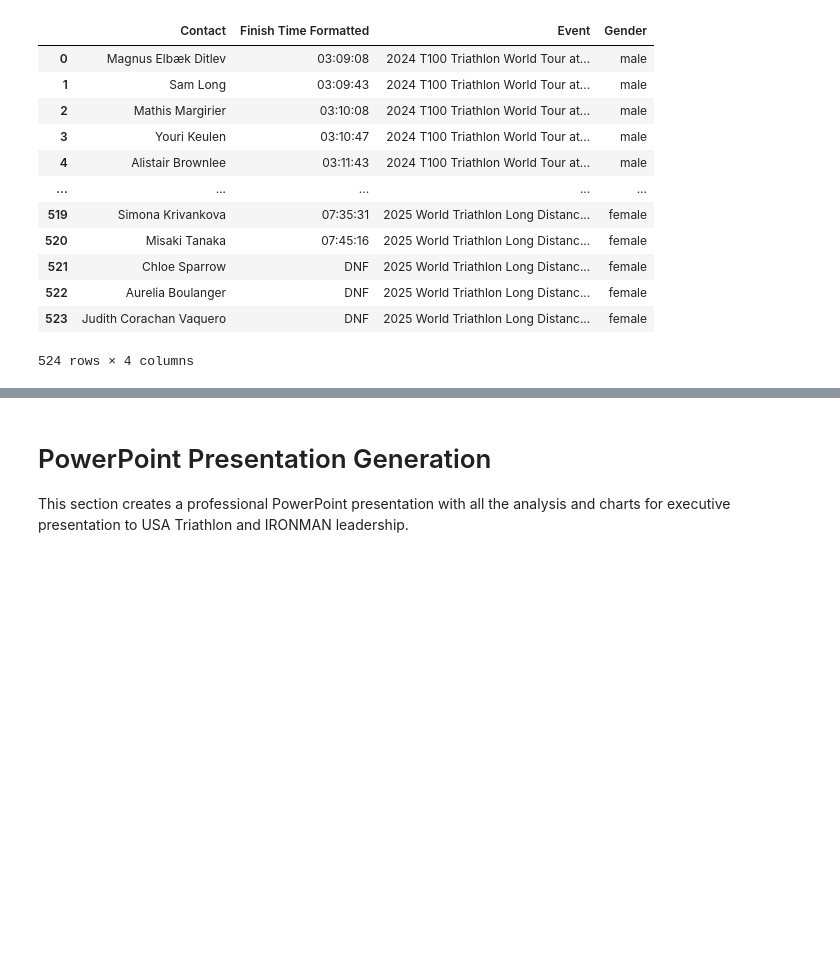
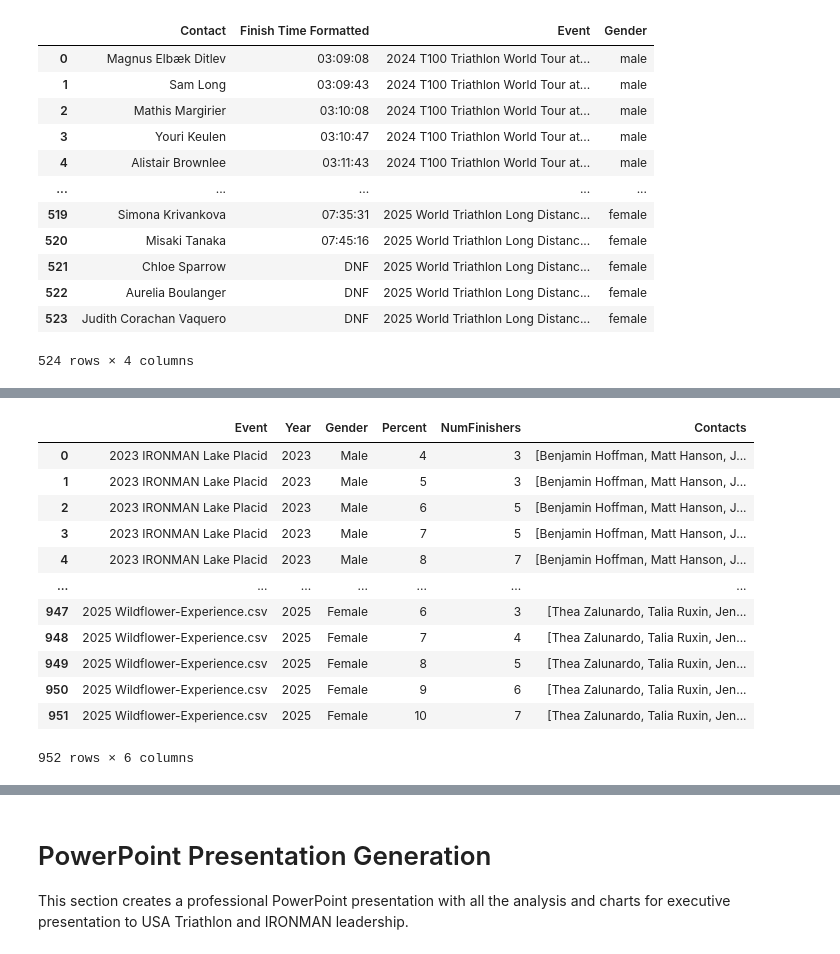
Before and after one commit to jhigh13/triathlon-db, a Jupyter notebook: tri_analysis/ironman_analysis.ipynb, the cells around one changed output, grey strips where cells are left out. Drawn from its saved outputs; the diff is of its cells as text; code cells hidden in the pictures; blank space fills up the shorter version.

```diff
--- a/tri_analysis/ironman_analysis.ipynb
+++ b/tri_analysis/ironman_analysis.ipynb
@@ -216,0 +306,21 @@ combined_df[combined_df['Event']== '2024 T100 Triathlon World Tour at CLASH Endu
+# %%
+name_country_dict = dict(
+    athlete
+    .drop_duplicates(subset=['full_name'])[['full_name','country']]
+    .values
+)
+pre_combined_df['Country'] = pre_combined_df['Contact'].map(name_country_dict)
+pre_combined_df['Gender'] = pre_combined_df['Gender'].str.title()
+
+missing_names = pre_combined_df.loc[pre_combined_df['Country'].isna(), 'Contact'].unique()
+for name in missing_names:
+    try:
+        country = fetch_athlete_country_search(name)
+    except Exception as e:
+        #print(f"Error fetching country for {name}: {e}")
+        country = None
+    pre_combined_df.loc[pre_combined_df['Contact'] == name, 'Country'] = country
+
+# Count how many Country entries are null
+null_count = pre_combined_df['Country'].isna().sum()
+print(f"Number of missing country values: {null_count}")
@@ -217,3 +329,5 @@ combined_df[combined_df['Event']== '2024 T100 Triathlon World Tour at CLASH Endu
+# %%
+combined_df = pd.concat([pre_combined_df, df_all_usat], ignore_index=True)
 # %%
 # Calculate number of finishers and capture contacts within 4%–10% of the winner
 
@@ -256,0 +395,16 @@ results_df = get_finishers_by_event(combined_df)
+# %%
+results_df
+# %% [output]
+|  | Event | Year | Gender | Percent | NumFinishers | Contacts |
+| 0 | 2023 IRONMAN Lake Placid | 2023 | Male | 4 | 3 | [Benjamin Hoffman, Matt Hanson, J... |
+| 1 | 2023 IRONMAN Lake Placid | 2023 | Male | 5 | 3 | [Benjamin Hoffman, Matt Hanson, J... |
+| 2 | 2023 IRONMAN Lake Placid | 2023 | Male | 6 | 5 | [Benjamin Hoffman, Matt Hanson, J... |
+| 3 | 2023 IRONMAN Lake Placid | 2023 | Male | 7 | 5 | [Benjamin Hoffman, Matt Hanson, J... |
+| 4 | 2023 IRONMAN Lake Placid | 2023 | Male | 8 | 7 | [Benjamin Hoffman, Matt Hanson, J... |
+| ... | ... | ... | ... | ... | ... | ... |
+| 947 | 2025 Wildflower-Experience.csv | 2025 | Female | 6 | 3 | [Thea Zalunardo, Talia Ruxin, Jen... |
+| 948 | 2025 Wildflower-Experience.csv | 2025 | Female | 7 | 4 | [Thea Zalunardo, Talia Ruxin, Jen... |
+| 949 | 2025 Wildflower-Experience.csv | 2025 | Female | 8 | 5 | [Thea Zalunardo, Talia Ruxin, Jen... |
+| 950 | 2025 Wildflower-Experience.csv | 2025 | Female | 9 | 6 | [Thea Zalunardo, Talia Ruxin, Jen... |
+| 951 | 2025 Wildflower-Experience.csv | 2025 | Female | 10 | 7 | [Thea Zalunardo, Talia Ruxin, Jen... |
+952 rows × 6 columns
```
Also changed, not shown: parts of 15 cells of this notebook, 24 other files.
